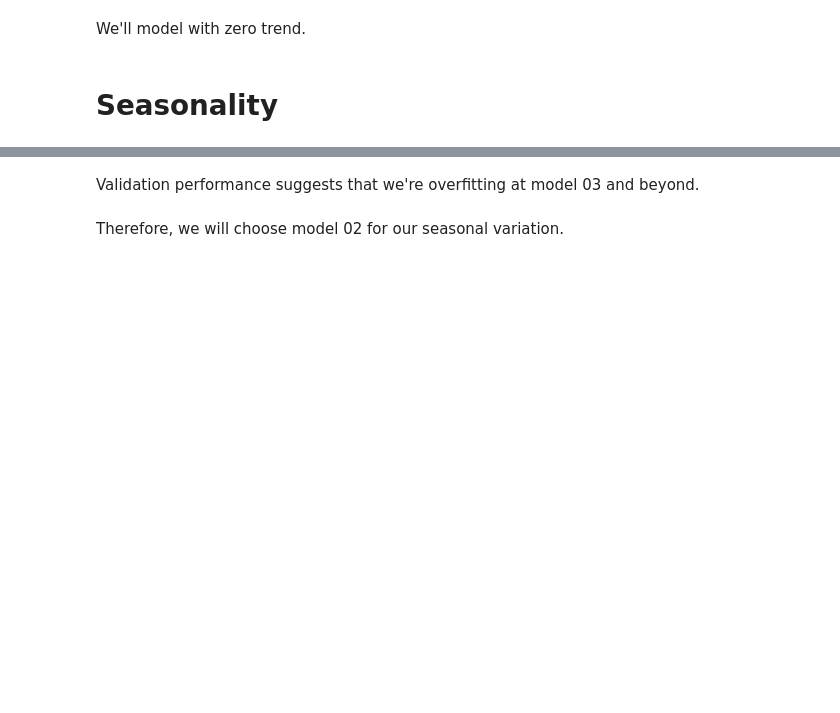
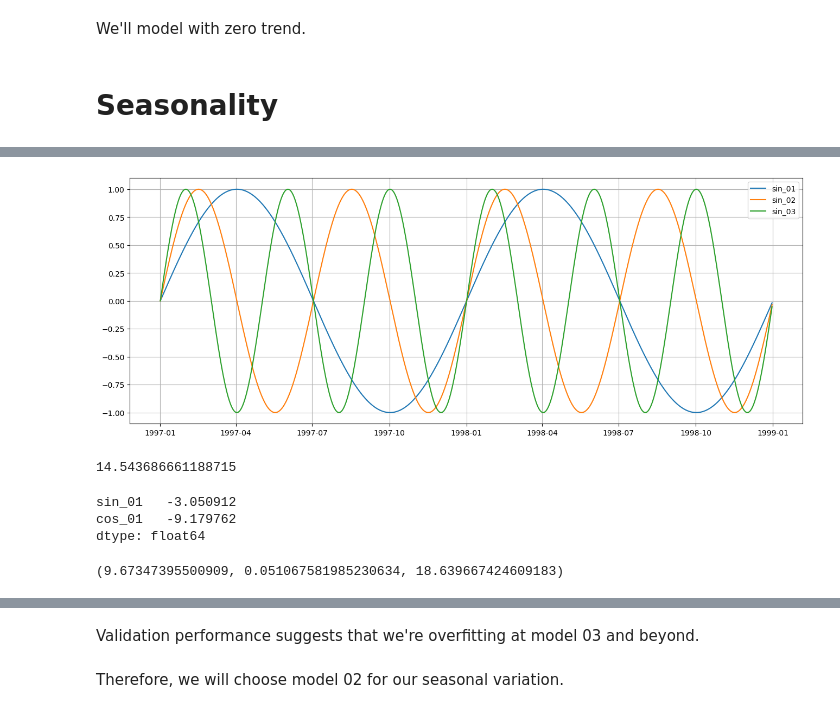
Before and after one commit to rkraig/DLA, a Jupyter notebook: 202008_codingChallenges/20200904_madrid/madridWeather.ipynb, the cells around one changed output, grey strips where cells are left out. Cells and saved outputs as stored; diff of their text form; code cells hidden in the pictures; blank space fills up the shorter version.

```diff
--- a/202008_codingChallenges/20200904_madrid/madridWeather.ipynb
+++ b/202008_codingChallenges/20200904_madrid/madridWeather.ipynb
@@ -756,0 +742,6 @@ print((amplitude,phase_fraction,phase_day))
+# %%
+plot_series([train_df_hasFullYear[train_df_hasFullYear.date.dt.year<1999].sin_01,
+            train_df_hasFullYear[train_df_hasFullYear.date.dt.year<1999].sin_02,
+            train_df_hasFullYear[train_df_hasFullYear.date.dt.year<1999].sin_03],None)
+# %% [output]
+[figure, added]
@@ -756,0 +760,26 @@ print((amplitude,phase_fraction,phase_day))
+# %%
+ybar=train_df_hasFullYear.temperature.mean()
+print(ybar)
+# %% [output]
+14.543686661188715
+# %%
+print(seasModelResults[1].params)
+print()
+# %% [output]
+sin_01   -3.050912
+cos_01   -9.179762
+dtype: float64
+# %%
+# First-order model is a sinusoid. What are the amplitude and phase?
+amplitude = np.sqrt(seasModelResults[1].params.sin_01**2+seasModelResults[1].params.cos_01**2)
+phase_fraction = (np.arctan2(seasModelResults[1].params.sin_01,seasModelResults[1].params.cos_01)+np.pi)/(2*np.pi)
+phase_day = phase_fraction*365
+print((amplitude,phase_fraction,phase_day))
+# First-order results make sense:
+# Amplitude ~= 10 C
+    # => Year Mean ~= 15 C
+    # => Summer Peak ~= 25 C, Winter Peak ~= 5 C
+# phase_day = 19 (out of 365)
+    # Min Temperature is occurring on January 19
+# %% [output]
+(9.67347395500909, 0.051067581985230634, 18.639667424609183)
```
Also changed, not shown: parts of 40 cells of this notebook.
